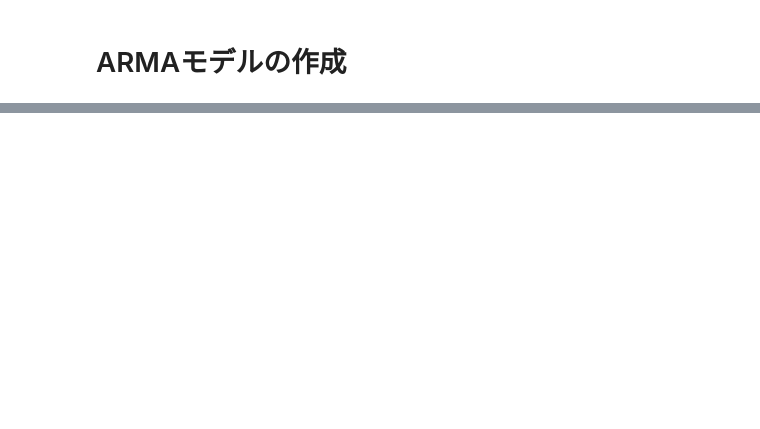
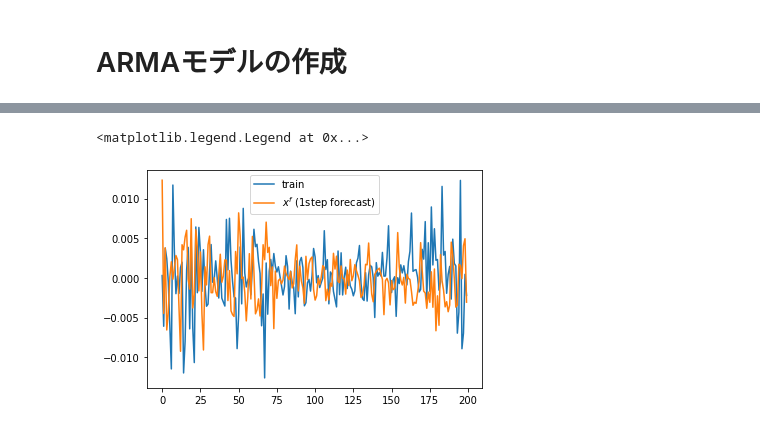
Before and after one commit to KotaTakeda/fx_time_series_analysis, a Jupyter notebook: arma_to_fx.ipynb, the cells around one changed output, grey strips where cells are left out. Saved outputs shown, nothing was run; the diff lists cells and outputs as text; code cells hidden in the pictures; blank space fills up the shorter version.

```diff
--- a/arma_to_fx.ipynb
+++ b/arma_to_fx.ipynb
@@ -168,0 +185,7 @@ H_ma =
+# %%
+plt.plot(train[:end], '-', label='train')
+plt.plot(step_f_data[:end], '-',label='$x^f$ (1step forecast)')
+plt.legend()
+# %% [output]
+<matplotlib.legend.Legend at 0x...>
+[figure, added]
```
Also changed, not shown: parts of 18 cells of this notebook, 1 other file.
